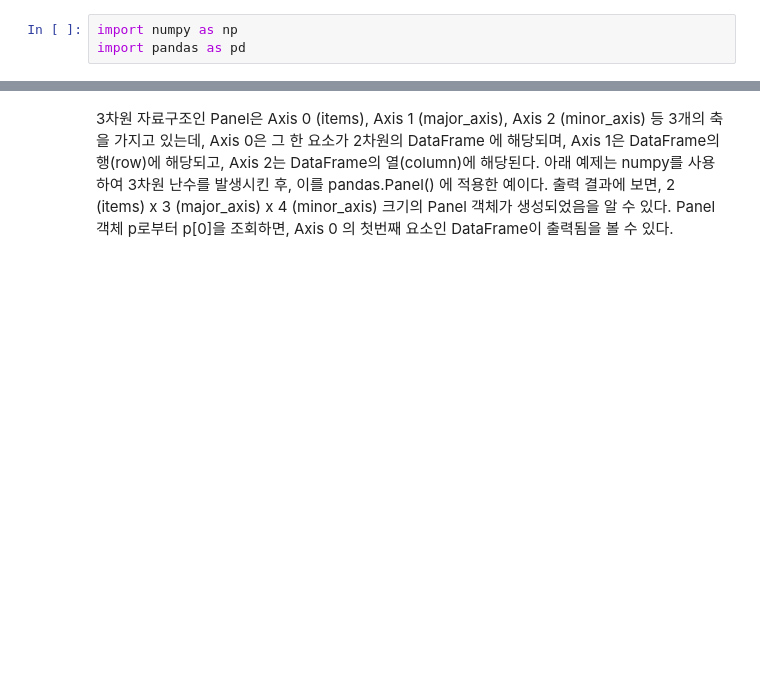
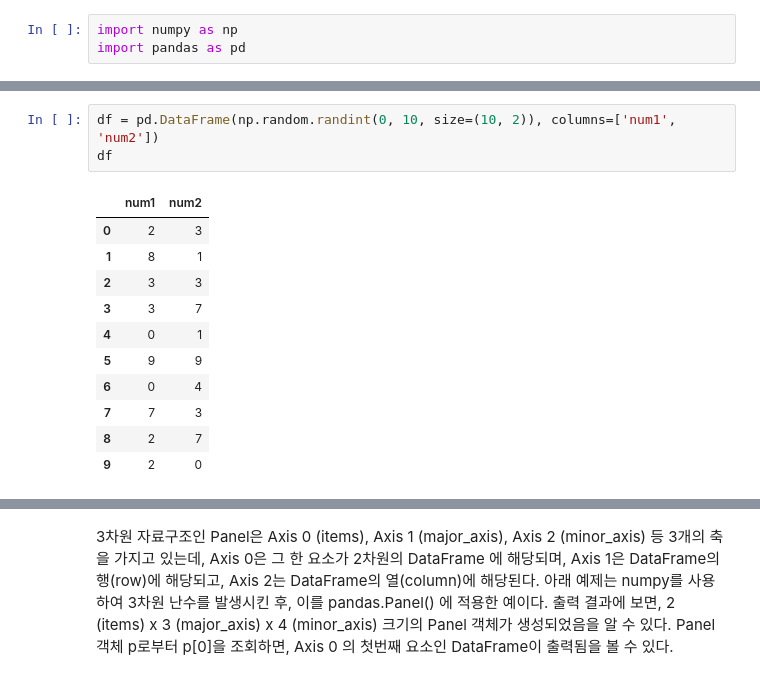
Before and after one commit to ynebula/Python, a Jupyter notebook: Pandas_Dataframe.ipynb, the cells around one changed output, grey strips where cells are left out. Drawn from its saved outputs; the diff is of its cells as text; blank space fills up the shorter version.

Commit message:
Pandas Dataframe 추가

```diff
--- a/Pandas.ipynb
+++ b/Pandas_Dataframe.ipynb
@@ -33,0 +99,15 @@ df
+# %%
+df = pd.DataFrame(np.random.randint(0, 10, size=(10, 2)), columns=['num1', 'num2'])
+df
+# %% [output]
+|  | num1 | num2 |
+| 0 | 2 | 3 |
+| 1 | 8 | 1 |
+| 2 | 3 | 3 |
+| 3 | 3 | 7 |
+| 4 | 0 | 1 |
+| 5 | 9 | 9 |
+| 6 | 0 | 4 |
+| 7 | 7 | 3 |
+| 8 | 2 | 7 |
+| 9 | 2 | 0 |
```
Also changed, not shown: parts of 38 cells of this notebook.
